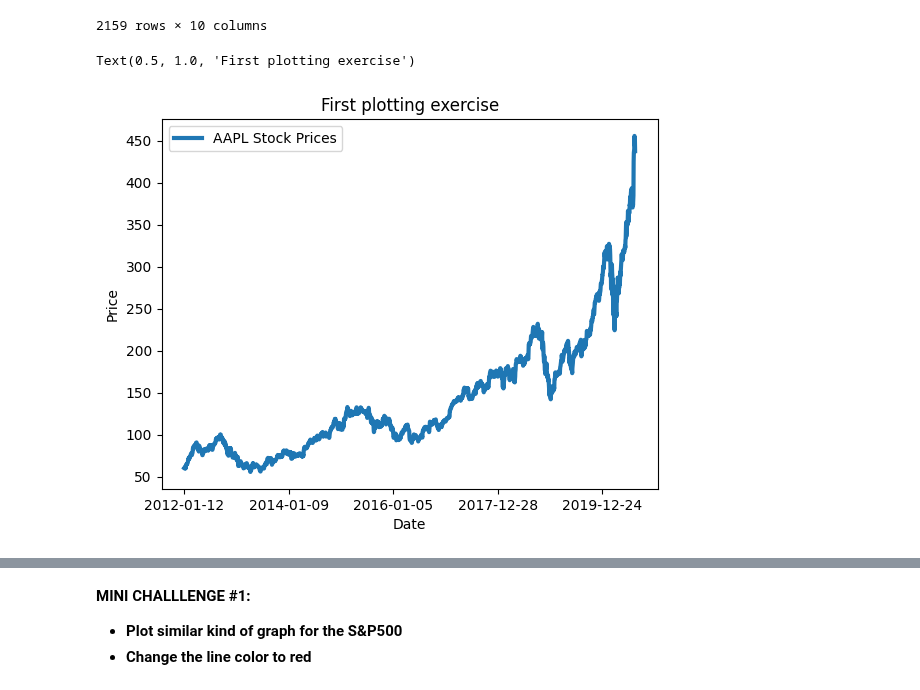
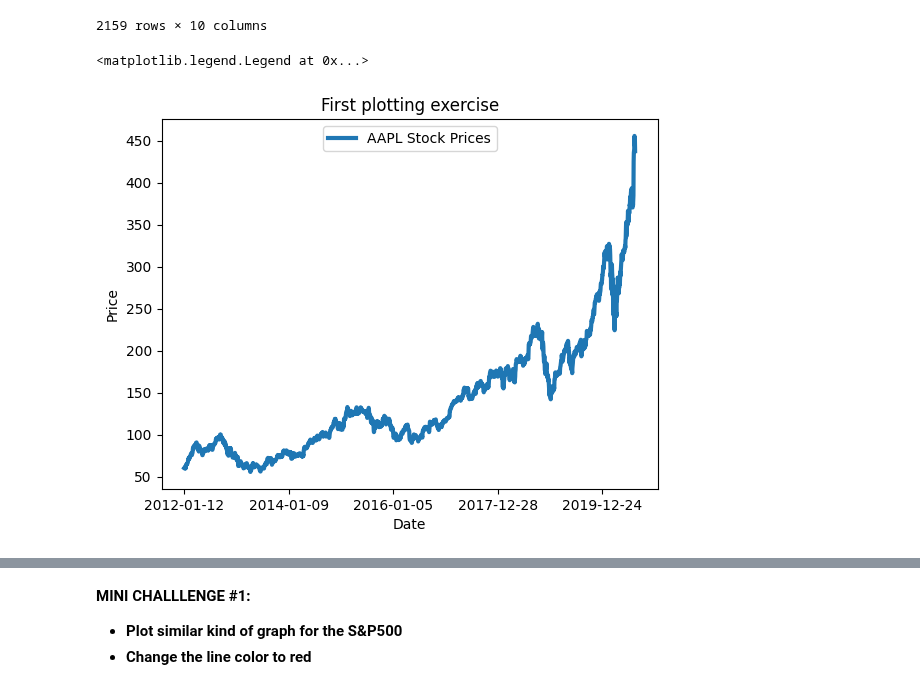
Before and after one commit to timvirga/StockPrediction, a Jupyter notebook: Section11-matplotlib/9_Python_101_Data_Visualization_with_matplotlib_Skeleton.ipynb, the cells around one changed output, grey strips where cells are left out. Saved outputs shown, nothing was run; the diff lists cells and outputs as text; code cells hidden in the pictures.

```diff
--- a/Section11-matplotlib/9_Python_101_Data_Visualization_with_matplotlib_Skeleton.ipynb
+++ b/Section11-matplotlib/9_Python_101_Data_Visualization_with_matplotlib_Skeleton.ipynb
@@ -31,7 +31,8 @@ stockdf
 # %%
 stockdf.plot(x = 'Date', y = 'AAPL', label= 'AAPL Stock Prices', linewidth = 3)
 plt.ylabel('Price')
 plt.title('First plotting exercise')
+plt.legend(loc = 'upper center')
 # %% [output]
-Text(0.5, 1.0, 'First plotting exercise')
+<matplotlib.legend.Legend at 0x...>
-[figure, old version]
+[figure, new version]
```
Also changed, not shown: parts of 2 cells of this notebook.
